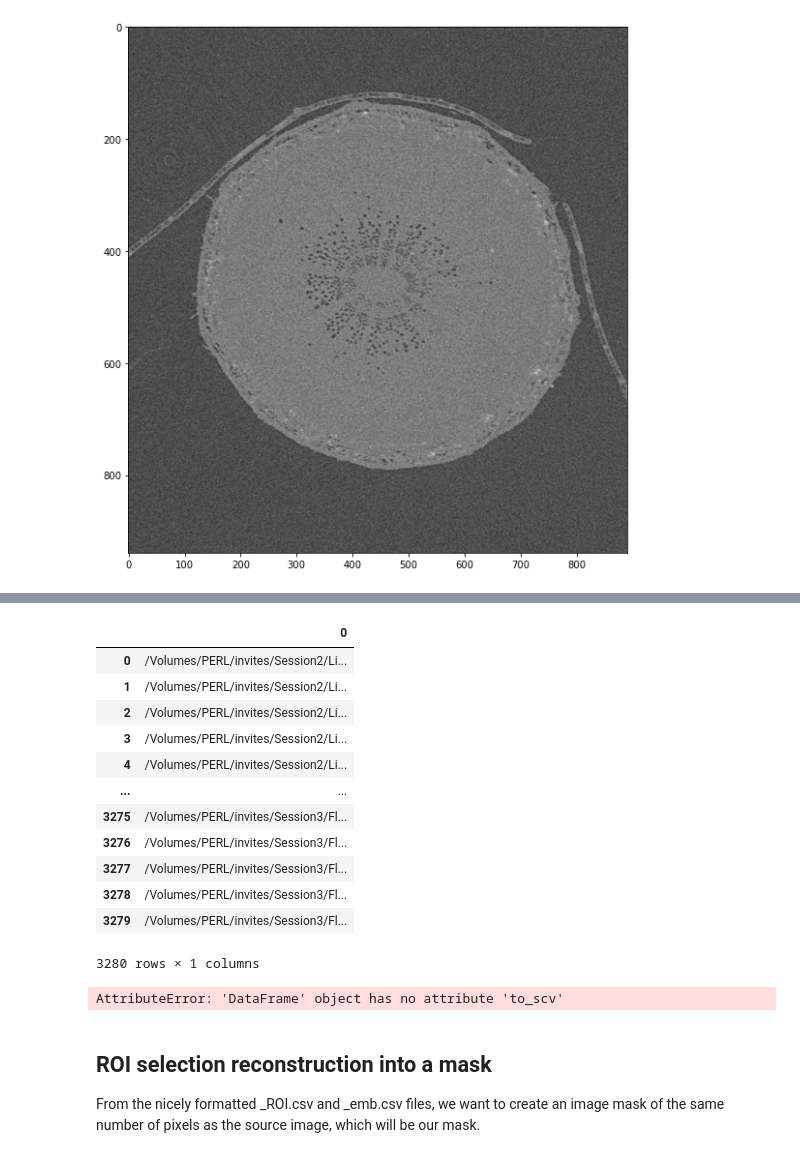
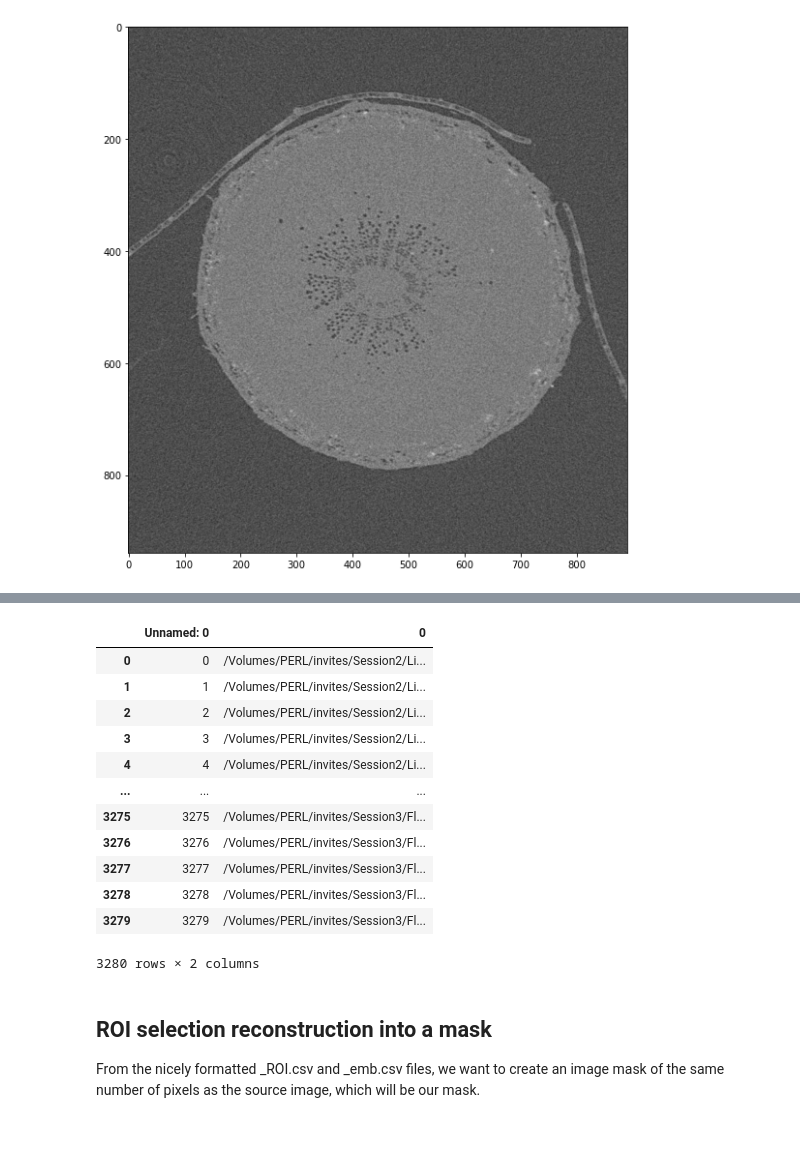
Before and after one commit to theophanemayaud/EPFL-ML-for-science-embolism-detection, a Jupyter notebook: th_csvROI-EMB_to_labelVectors.ipynb, the cells around one changed output, grey strips where cells are left out. Cells and saved outputs as stored; diff of their text form; code cells hidden in the pictures.

```diff
--- a/th_csvROI-EMB_to_labelVectors.ipynb
+++ b/th_csvROI-EMB_to_labelVectors.ipynb
@@ -125,25 +107,20 @@ imgs_pathnames
-# %%
-img_pathnames_df = pd.DataFrame(imgs_pathnames)
-img_pathnames_df
-DataFrame.to_csv
-# %% [output]
-|  | 0 |
-| 0 | /Volumes/PERL/invites/Session2/Li... |
-| 1 | /Volumes/PERL/invites/Session2/Li... |
-| 2 | /Volumes/PERL/invites/Session2/Li... |
-| 3 | /Volumes/PERL/invites/Session2/Li... |
-| 4 | /Volumes/PERL/invites/Session2/Li... |
-| ... | ... |
-| 3275 | /Volumes/PERL/invites/Session3/Fl... |
-| 3276 | /Volumes/PERL/invites/Session3/Fl... |
-| 3277 | /Volumes/PERL/invites/Session3/Fl... |
-| 3278 | /Volumes/PERL/invites/Session3/Fl... |
-| 3279 | /Volumes/PERL/invites/Session3/Fl... |
-3280 rows × 1 columns
 # %%
-img_pathnames_df.to_scv("./img_pathnames_df.csv")
+img_pathnames_df = pd.read_csv("./th_sampledata/img_pathnames_df.csv")
+img_pathnames_df
 # %% [output]
+|  | Unnamed: 0 | 0 |
+| 0 | 0 | /Volumes/PERL/invites/Session2/Li... |
+| 1 | 1 | /Volumes/PERL/invites/Session2/Li... |
+| 2 | 2 | /Volumes/PERL/invites/Session2/Li... |
+| 3 | 3 | /Volumes/PERL/invites/Session2/Li... |
+| 4 | 4 | /Volumes/PERL/invites/Session2/Li... |
+| ... | ... | ... |
+| 3275 | 3275 | /Volumes/PERL/invites/Session3/Fl... |
+| 3276 | 3276 | /Volumes/PERL/invites/Session3/Fl... |
+| 3277 | 3277 | /Volumes/PERL/invites/Session3/Fl... |
+| 3278 | 3278 | /Volumes/PERL/invites/Session3/Fl... |
+| 3279 | 3279 | /Volumes/PERL/invites/Session3/Fl... |
-AttributeError: 'DataFrame' object has no attribute 'to_scv'
+3280 rows × 2 columns
 # %% [markdown]
 ## ROI selection reconstruction into a mask
 
```
Also changed, not shown: parts of 1 cell of this notebook.
